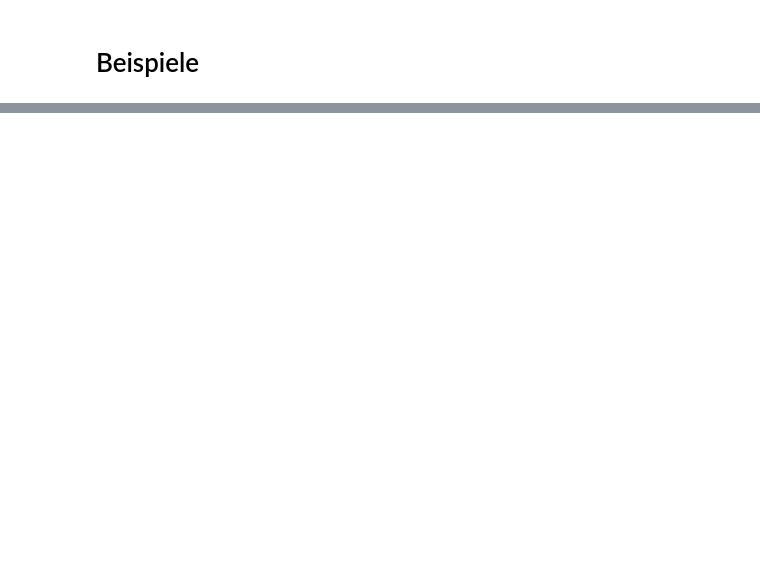
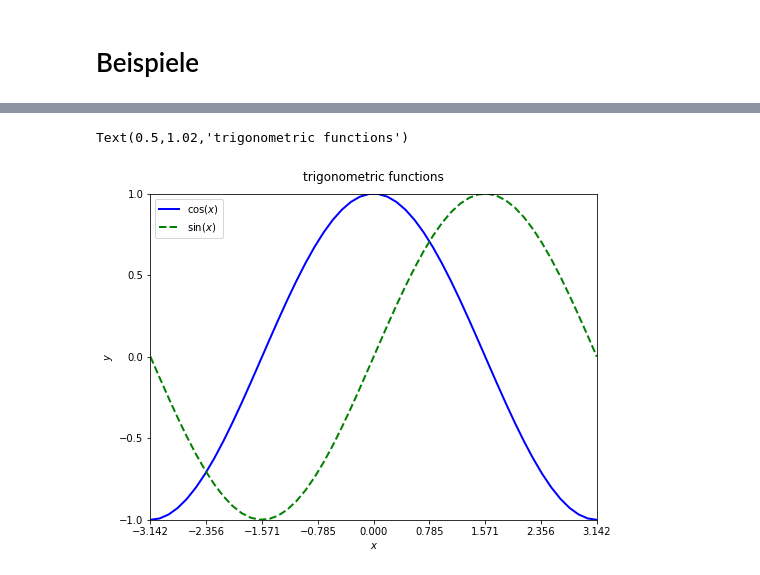
Before and after one commit to annikathiel/PythonLecture_WS1920, a Jupyter notebook: Vorlesung_01_Python_Introduction.ipynb, the cells around one changed output, grey strips where cells are left out. Saved outputs shown, nothing was run; the diff lists cells and outputs as text; code cells hidden in the pictures; blank space fills up the shorter version.

```diff
--- a/Vorlesung_01_Python_Introduction.ipynb
+++ b/Vorlesung_01_Python_Introduction.ipynb
@@ -113,0 +79,54 @@ for possiblePrime in range(2, 100):
+# %%
+%matplotlib inline
+import numpy as np
+import matplotlib
+import matplotlib.pyplot as plt
+
+# font size of labels etc,
+#matplotlib.rcParams['font.size'] = 18
+# line width of coordinate axes
+#matplotlib.rcParams['axes.linewidth'] = 2.0
+
+# matplotlib plots numpy-arrays:
+x = np.linspace(-np.pi, np.pi, 50)
+c = np.cos(x)
+s = np.sin(x)
+
+# Create a figure of size 8x6 inches, 80 dots per inch
+plt.figure(figsize=(8, 6))
+
+# Plot cosine with a blue continuous line of width 1 (pixels)
+plt.plot(x, c, color="blue", linestyle="-", linewidth=2.0, label=r"$\cos(x)$")
+
+# Plot sine with a green dashed line of width 1 (pixels)
+plt.plot(x, s, 'g--', linewidth=2.0, label=r"$\sin(x)$")
+
+# the labels only appear if you directly call plt.legend()
+# locate the legend on the upper left part of the plot
+plt.legend(loc='upper left')
+
+# x- and y-labels
+plt.xlabel(r'$x$')
+plt.ylabel(r'$y$')
+
+# Set x limits (fixed limits)
+plt.xlim(-np.pi, np.pi)
+
+# Set x ticks
+plt.xticks(np.linspace(-np.pi, np.pi, 9, endpoint=True))
+
+# nicer x-ticks with LaTeX labels!
+#plt.xticks([-np.pi, -np.pi/2, 0, np.pi/2, np.pi],
+#          [r'$-\pi$', r'$-\pi/2$', r'$0$', r'$+\pi/2$', r'$+\pi$'])
+
+# Set y limits (get limits from data)
+plt.ylim(c.min(), c.max())
+
+# Set y ticks
+plt.yticks(np.linspace(-1, 1, 5, endpoint=True))
+
+# Set a title
+plt.title("trigonometric functions", y=1.02)
+# %% [output]
+Text(0.5,1.02,'trigonometric functions')
+[figure, added]
```
Also changed, not shown: parts of 18 cells of this notebook.
